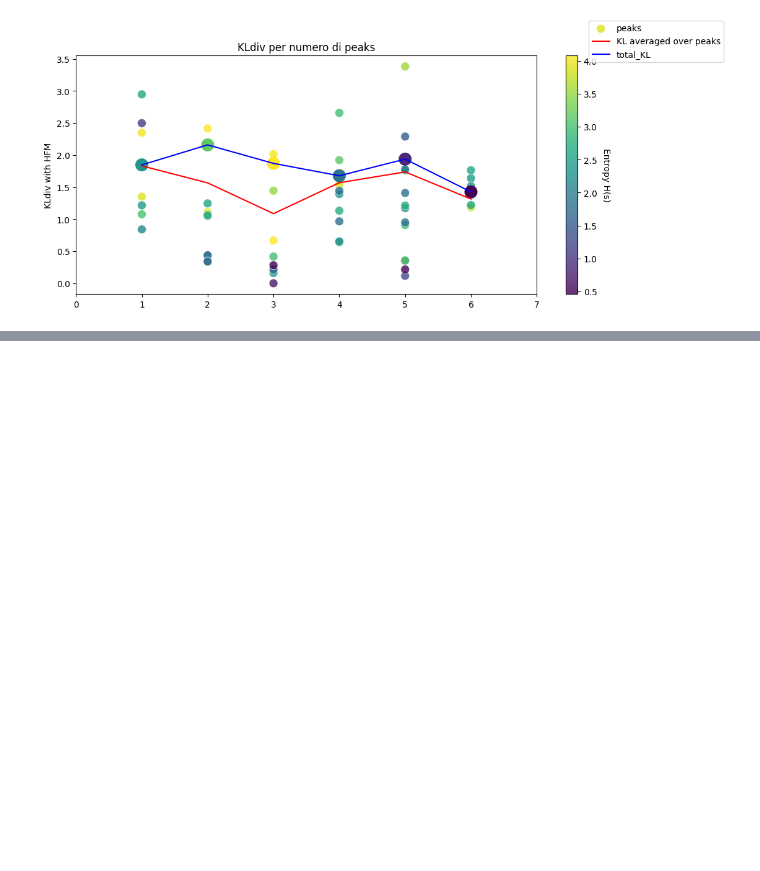
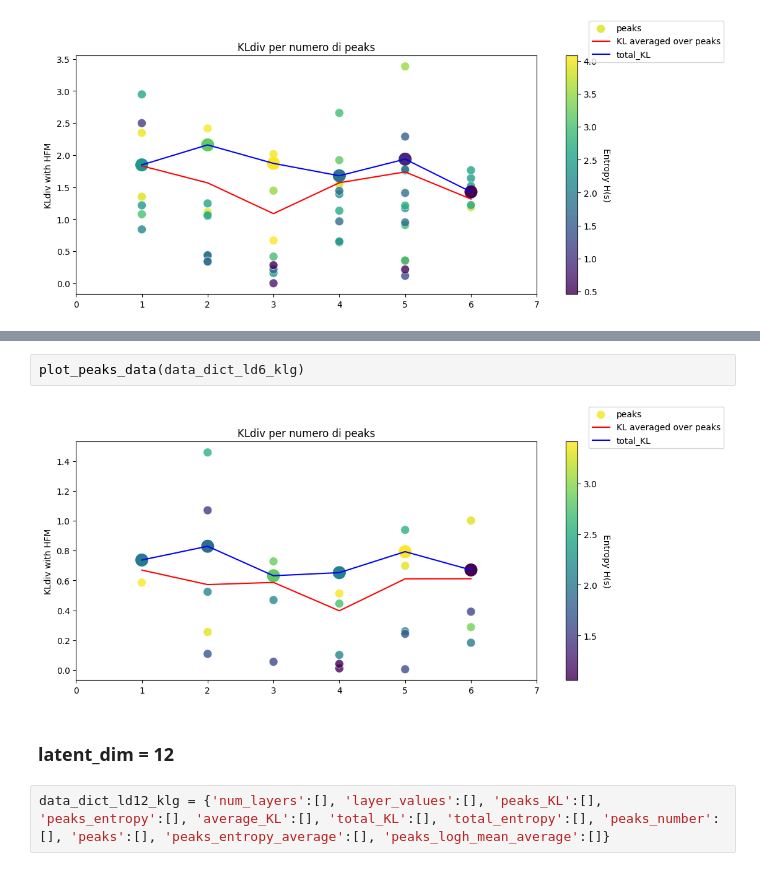
Before and after one commit to EnricoFrausin/discrete, a Jupyter notebook: peak_analysis.ipynb, the cells around one changed output, grey strips where cells are left out. Cells and saved outputs as stored; diff of their text form; blank space fills up the shorter version.

```diff
--- a/peak_analysis.ipynb
+++ b/peak_analysis.ipynb
@@ -599,0 +745,8 @@ plot_peaks_data(data_dict)
+# %%
+plot_peaks_data(data_dict_ld6_klg)
+# %% [output]
+[figure, added]
+# %% [markdown]
+### latent_dim = 12
+# %%
+data_dict_ld12_klg = {'num_layers':[], 'layer_values':[], 'peaks_KL':[], 'peaks_entropy':[], 'average_KL':[], 'total_KL':[], 'total_entropy':[], 'peaks_number':[], 'peaks':[], 'peaks_entropy_average':[], 'peaks_logh_mean_average':[]}
```
Also changed, not shown: parts of 36 cells of this notebook, 20 other files.
